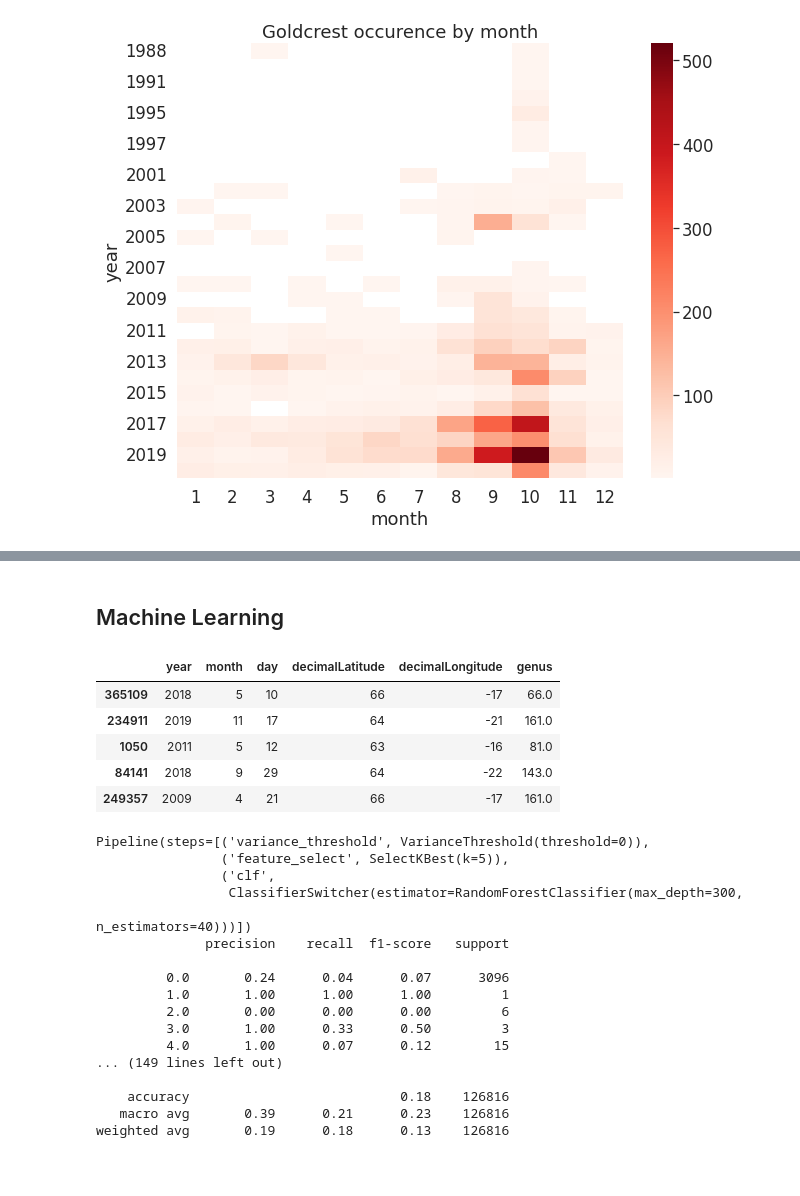
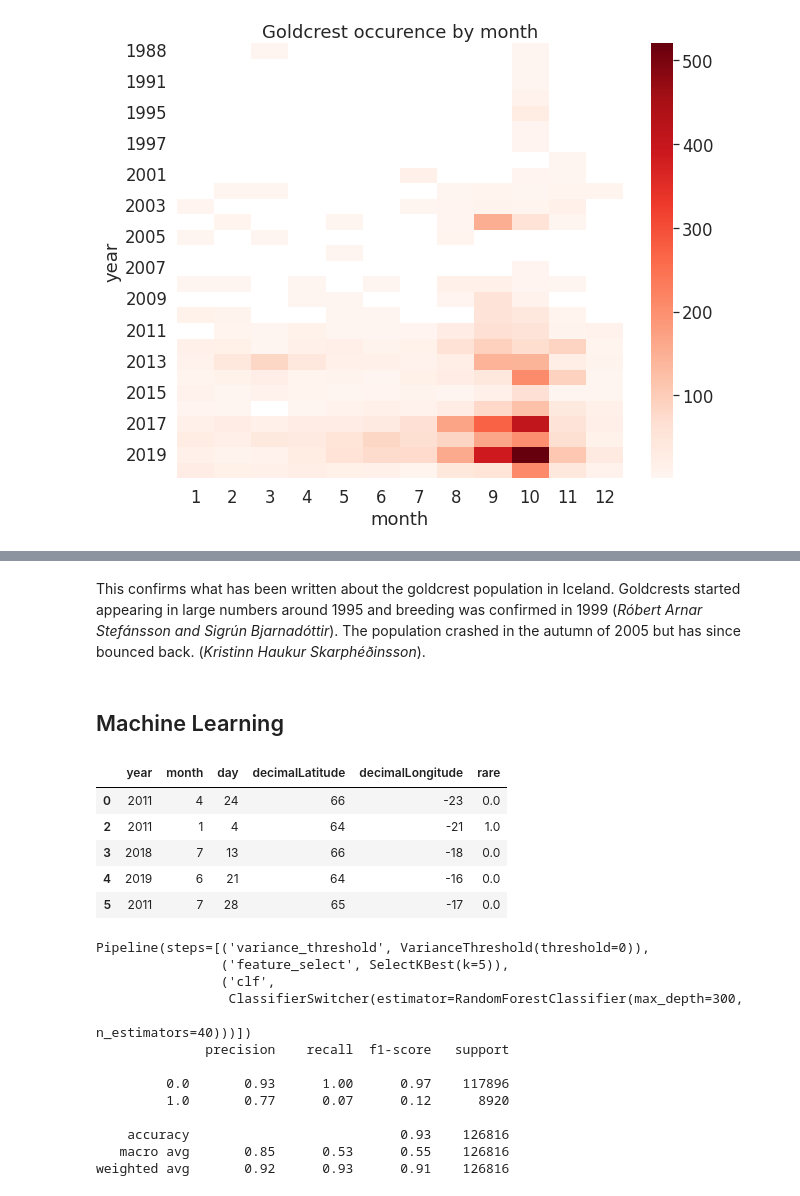
Before and after one commit to sveppalicious/Birds, a Jupyter notebook: Birds.ipynb, the cells around one changed output, grey strips where cells are left out. Saved outputs shown, nothing was run; the diff lists cells and outputs as text; code cells hidden in the pictures; blank space fills up the shorter version.

```diff
--- a/Birds.ipynb
+++ b/Birds.ipynb
@@ -352,23 +412,25 @@ plt.show()
+# %% [markdown]
+This confirms what has been written about the goldcrest population in Iceland. Goldcrests started appearing in large numbers around 1995 and breeding was confirmed in 1999 (*Róbert Arnar Stefánsson and Sigrún Bjarnadóttir*). The population crashed in the autumn of 2005 but has since bounced back. (*Kristinn Haukur Skarphéðinsson*).
 # %% [markdown]
 ## Machine Learning
 # %%
 # TODO: Remove everything exept year, month, day, decimalLatitude, decimalLongitude, and the y column. Possible y values  = ['genus', 'family']
 from sklearn.preprocessing import OrdinalEncoder
-y_column_name = 'genus'
+y_column_name = 'rare'
 data = birds[['year', 'month', 'day', 'decimalLatitude', 'decimalLongitude', y_column_name]]
 # data = pd.get_dummies(data, columns=['genus'])
 data = data.astype({"decimalLatitude":'int', "decimalLongitude":'int'})
 data.drop(data[data.year < 1999].index, inplace=True)
 enc = OrdinalEncoder()
 data[[y_column_name]] = enc.fit_transform(data[[y_column_name]])
 data.head()
 # %% [output]
-|  | year | month | day | decimalLatitude | decimalLongitude | genus |
-| 365109 | 2018 | 5 | 10 | 66 | -17 | 66.0 |
-| 234911 | 2019 | 11 | 17 | 64 | -21 | 161.0 |
-| 1050 | 2011 | 5 | 12 | 63 | -16 | 81.0 |
-| 84141 | 2018 | 9 | 29 | 64 | -22 | 143.0 |
-| 249357 | 2009 | 4 | 21 | 66 | -17 | 161.0 |
+|  | year | month | day | decimalLatitude | decimalLongitude | rare |
+| 0 | 2011 | 4 | 24 | 66 | -23 | 0.0 |
+| 2 | 2011 | 1 | 4 | 64 | -21 | 1.0 |
+| 3 | 2018 | 7 | 13 | 66 | -18 | 0.0 |
+| 4 | 2019 | 6 | 21 | 64 | -16 | 0.0 |
+| 5 | 2011 | 7 | 28 | 65 | -17 | 0.0 |
 # %%
 from sklearn.model_selection import train_test_split
 def get_training_and_test_data(data, classifier_name, random_state=42, test_size=0.2, norm=False ):
@@ -465,13 +527,9 @@ Pipeline(steps=[('variance_threshold', VarianceThreshold(threshold=0)),
                                                                      n_estimators=40)))])
               precision    recall  f1-score   support
 
-         0.0       0.24      0.04      0.07      3096
-         1.0       1.00      1.00      1.00         1
-         2.0       0.00      0.00      0.00         6
-         3.0       1.00      0.33      0.50         3
-         4.0       1.00      0.07      0.12        15
-... (149 lines left out)
+         0.0       0.93      1.00      0.97    117896
+         1.0       0.77      0.07      0.12      8920
 
-    accuracy                           0.18    126816
-   macro avg       0.39      0.21      0.23    126816
-weighted avg       0.19      0.18      0.13    126816
+    accuracy                           0.93    126816
+   macro avg       0.85      0.53      0.55    126816
+weighted avg       0.92      0.93      0.91    126816
```
Also changed, not shown: parts of 31 cells of this notebook, 7 other files.
